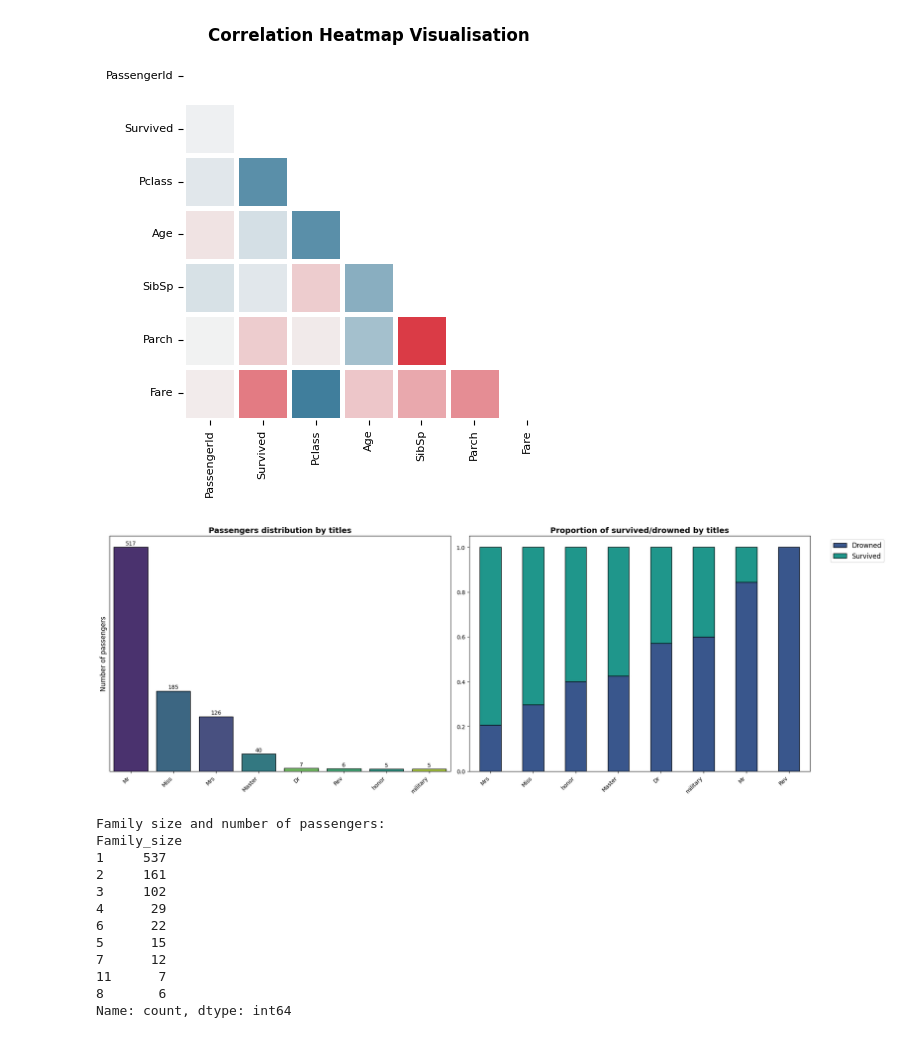
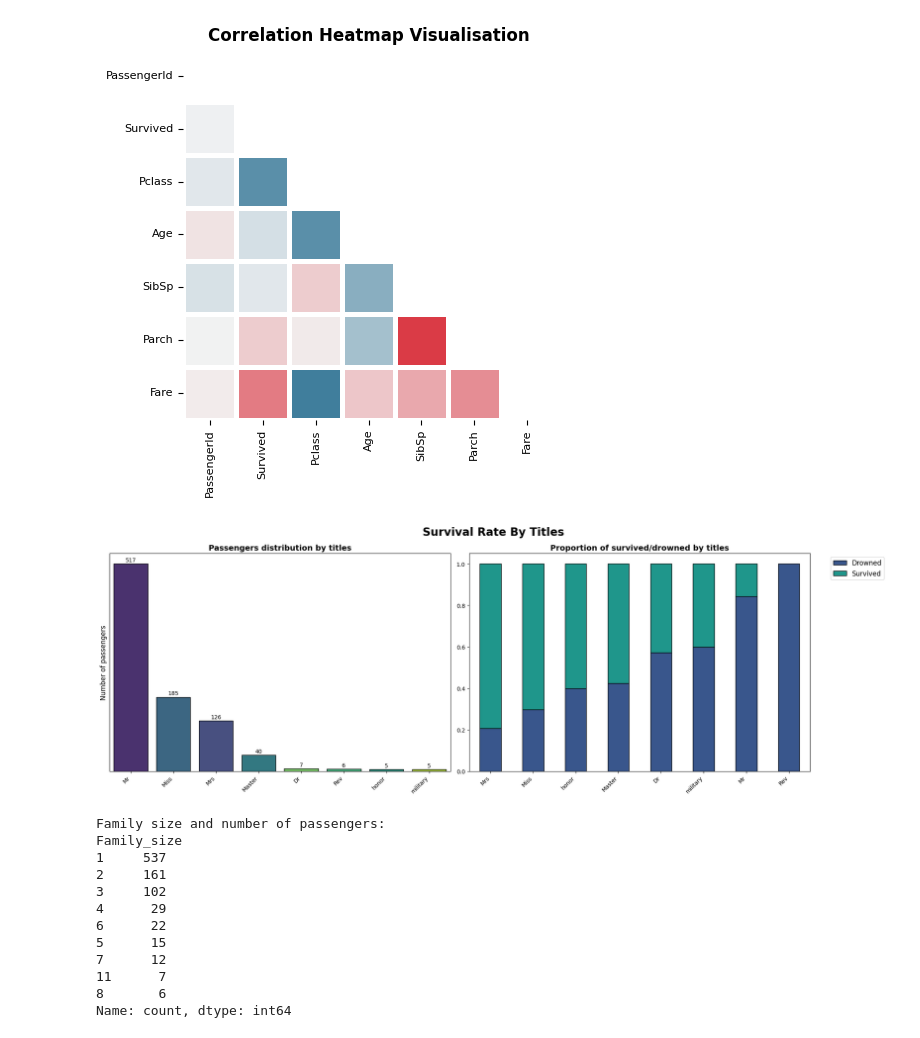
Before and after one commit to Pushparaj95/Final_Project_Guvi, a Jupyter notebook: 3. EDA_Titanic/Titanic_EDA.ipynb, the cells around one changed output. Saved outputs shown, nothing was run; the diff lists cells and outputs as text; code cells hidden in the pictures.

```diff
--- a/3. EDA_Titanic/Titanic_EDA.ipynb
+++ b/3. EDA_Titanic/Titanic_EDA.ipynb
@@ -668,35 +674,35 @@ plt.xlabel('')
 plt.yticks([])
 
 # calculate passengers for each category
 labels = (data['Title_category'].value_counts())
 # add result numbers on barchart
 for i, v in enumerate(labels):
     ax.text(i, v+5, str(v), horizontalalignment = 'center', size = 10, color = 'black')
 
 
 plt.tight_layout()
 
 ax2 = fig.add_subplot(122)
 surv_by_title_cat = data.groupby('Title_category')['Survived'].value_counts(normalize = True).unstack()
 surv_by_title_cat = surv_by_title_cat.sort_values(by=1, ascending = False)
 surv_by_title_cat.plot(kind='bar',
                        stacked='True',
                        color=["#39568cff", "#1f968bff"], ax = ax2, edgecolor='black')
 
 plt.legend( ( 'Drowned', 'Survived'), bbox_to_anchor=(1.05, 1), fontsize=12)
 _ = plt.xticks(
     rotation=45,
     horizontalalignment='right',
     fontweight='light'
 )
 
-
+fig.suptitle('Survival Rate By Titles', fontsize=20, fontweight='bold')
 plt.title('Proportion of survived/drowned by titles',fontsize= 14, fontweight='bold')
 plt.xlabel('')
 plt.tight_layout()
 plt.show()
 # %% [output]
-[figure, old version]
+[figure, new version]
 # %%
 data['Family_size'] = data['SibSp'] + data['Parch'] + 1
 family_size = data['Family_size'].value_counts()
```
Also changed, not shown: parts of 2 cells of this notebook.
